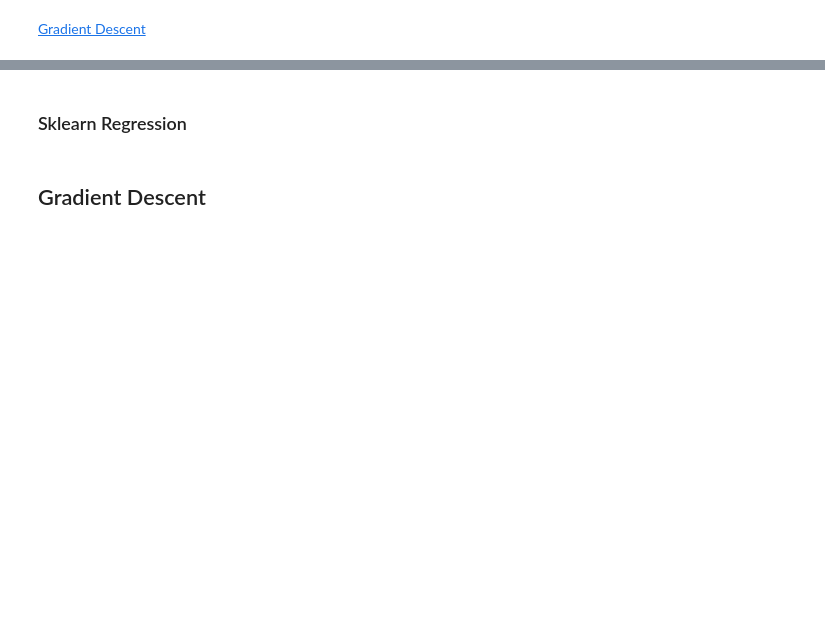
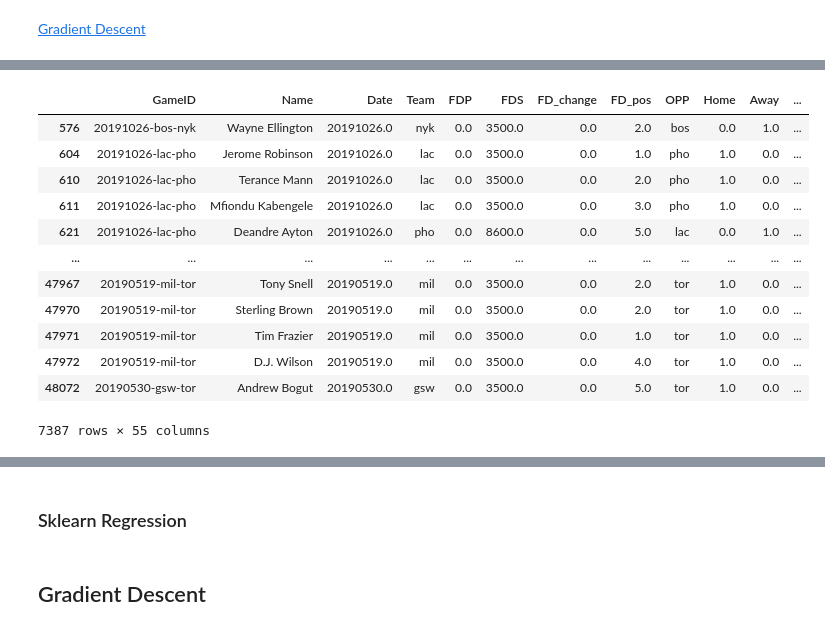
Before and after one commit to HeeebsInc/DeepHoops, a Jupyter notebook: Medium/Notebooks/FantasyNN.ipynb, the cells around one changed output, grey strips where cells are left out. Saved outputs shown, nothing was run; the diff lists cells and outputs as text; code cells hidden in the pictures; blank space fills up the shorter version.

```diff
--- a/Medium/Notebooks/FantasyNN.ipynb
+++ b/Medium/Notebooks/FantasyNN.ipynb
@@ -43,3 +42,19 @@ merged_df.head(3)
+# %%
+merged_df[merged_df.FDP == 0]
+# %% [output]
+|  | GameID | Name | Date | Team | FDP | FDS | FD_change | FD_pos | OPP | Home | Away | ... |
+| 576 | 20191026-bos-nyk | Wayne Ellington | 20191026.0 | nyk | 0.0 | 3500.0 | 0.0 | 2.0 | bos | 0.0 | 1.0 | ... |
+| 604 | 20191026-lac-pho | Jerome Robinson | 20191026.0 | lac | 0.0 | 3500.0 | 0.0 | 1.0 | pho | 1.0 | 0.0 | ... |
+| 610 | 20191026-lac-pho | Terance Mann | 20191026.0 | lac | 0.0 | 3500.0 | 0.0 | 2.0 | pho | 1.0 | 0.0 | ... |
+| 611 | 20191026-lac-pho | Mfiondu Kabengele | 20191026.0 | lac | 0.0 | 3500.0 | 0.0 | 3.0 | pho | 1.0 | 0.0 | ... |
+| 621 | 20191026-lac-pho | Deandre Ayton | 20191026.0 | pho | 0.0 | 8600.0 | 0.0 | 5.0 | lac | 0.0 | 1.0 | ... |
+| ... | ... | ... | ... | ... | ... | ... | ... | ... | ... | ... | ... | ... |
+| 47967 | 20190519-mil-tor | Tony Snell | 20190519.0 | mil | 0.0 | 3500.0 | 0.0 | 2.0 | tor | 1.0 | 0.0 | ... |
+| 47970 | 20190519-mil-tor | Sterling Brown | 20190519.0 | mil | 0.0 | 3500.0 | 0.0 | 2.0 | tor | 1.0 | 0.0 | ... |
+| 47971 | 20190519-mil-tor | Tim Frazier | 20190519.0 | mil | 0.0 | 3500.0 | 0.0 | 1.0 | tor | 1.0 | 0.0 | ... |
+| 47972 | 20190519-mil-tor | D.J. Wilson | 20190519.0 | mil | 0.0 | 3500.0 | 0.0 | 4.0 | tor | 1.0 | 0.0 | ... |
+| 48072 | 20190530-gsw-tor | Andrew Bogut | 20190530.0 | gsw | 0.0 | 3500.0 | 0.0 | 5.0 | tor | 1.0 | 0.0 | ... |
+7387 rows × 55 columns
 # %%
 values = merged_df.values[:,4]
 values
```
Also changed, not shown: parts of 7 cells of this notebook, 28 other files.
